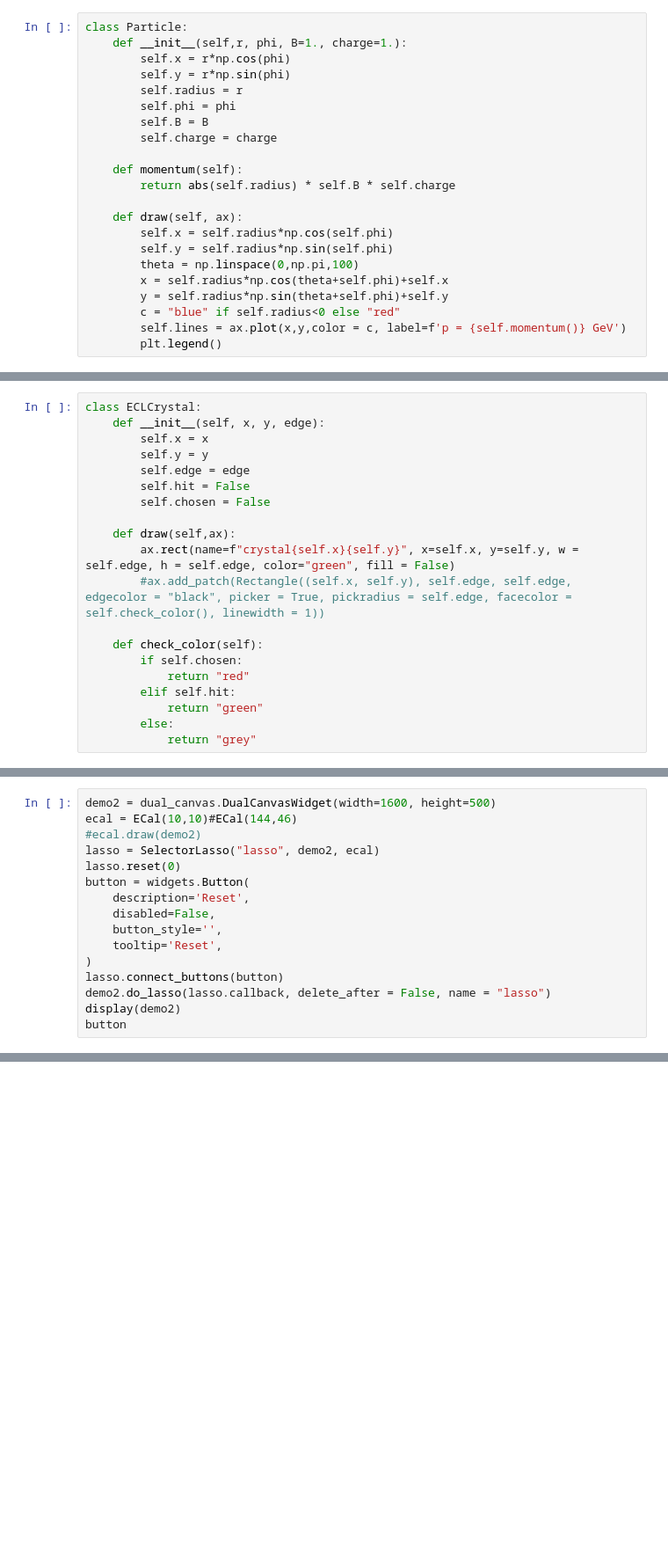
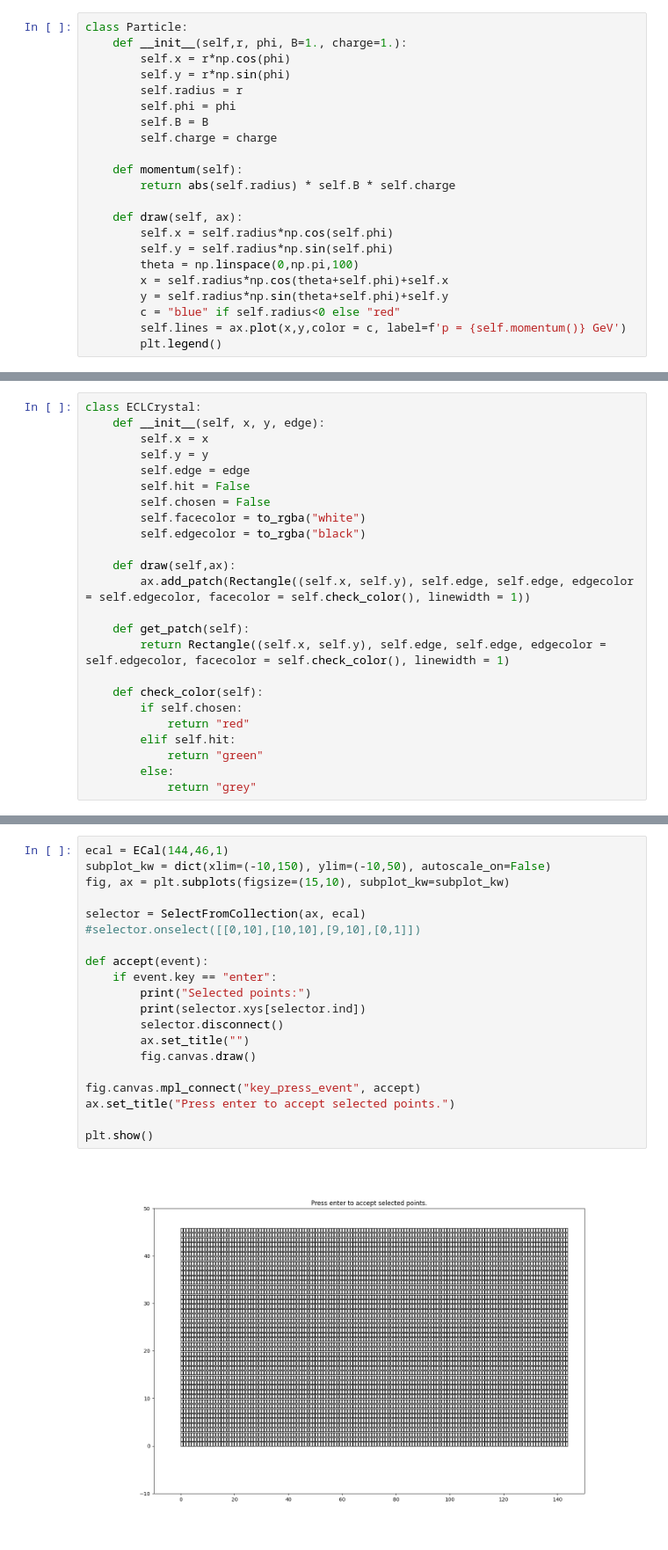
Before and after one commit to haide-i/Masterclass-BelleII, a Jupyter notebook: Prototype.ipynb, the cells around one changed output, grey strips where cells are left out. Shown: that part at 88% size. Drawn from its saved outputs; the diff is of its cells as text; blank space fills up the shorter version.

```diff
--- a/Prototype.ipynb
+++ b/Prototype.ipynb
@@ -163,10 +218,14 @@ class ECLCrystal:
         self.edge = edge
         self.hit = False
         self.chosen = False
+        self.facecolor = to_rgba("white")
+        self.edgecolor = to_rgba("black")
 
     def draw(self,ax):
-        ax.rect(name=f"crystal{self.x}{self.y}", x=self.x, y=self.y, w = self.edge, h = self.edge, color="green", fill = False)
-        #ax.add_patch(Rectangle((self.x, self.y), self.edge, self.edge, edgecolor = "black", picker = True, pickradius = self.edge, facecolor = self.check_color(), linewidth = 1))
+        ax.add_patch(Rectangle((self.x, self.y), self.edge, self.edge, edgecolor = self.edgecolor, facecolor = self.check_color(), linewidth = 1))
+
+    def get_patch(self):
+        return Rectangle((self.x, self.y), self.edge, self.edge, edgecolor = self.edgecolor, facecolor = self.check_color(), linewidth = 1)
 
     def check_color(self):
         if self.chosen:
@@ -244,16 +272,0 @@ button = widgets.Button(
-# %%
-demo2 = dual_canvas.DualCanvasWidget(width=1600, height=500)
-ecal = ECal(10,10)#ECal(144,46)
-#ecal.draw(demo2)
-lasso = SelectorLasso("lasso", demo2, ecal)
-lasso.reset(0)
-button = widgets.Button(
-    description='Reset',
-    disabled=False,
-    button_style='',
-    tooltip='Reset',
-)
-lasso.connect_buttons(button)
-demo2.do_lasso(lasso.callback, delete_after = False, name = "lasso")
-display(demo2)
-button
@@ -292,0 +311,22 @@ selected
+# %%
+ecal = ECal(144,46,1)
+subplot_kw = dict(xlim=(-10,150), ylim=(-10,50), autoscale_on=False)
+fig, ax = plt.subplots(figsize=(15,10), subplot_kw=subplot_kw)
+
+selector = SelectFromCollection(ax, ecal)
+#selector.onselect([[0,10],[10,10],[9,10],[0,1]])
+
+def accept(event):
+    if event.key == "enter":
+        print("Selected points:")
+        print(selector.xys[selector.ind])
+        selector.disconnect()
+        ax.set_title("")
+        fig.canvas.draw()
+
+fig.canvas.mpl_connect("key_press_event", accept)
+ax.set_title("Press enter to accept selected points.")
+
+plt.show()
+# %% [output]
+[figure, added]
```
Also changed, not shown: parts of 19 cells of this notebook.
